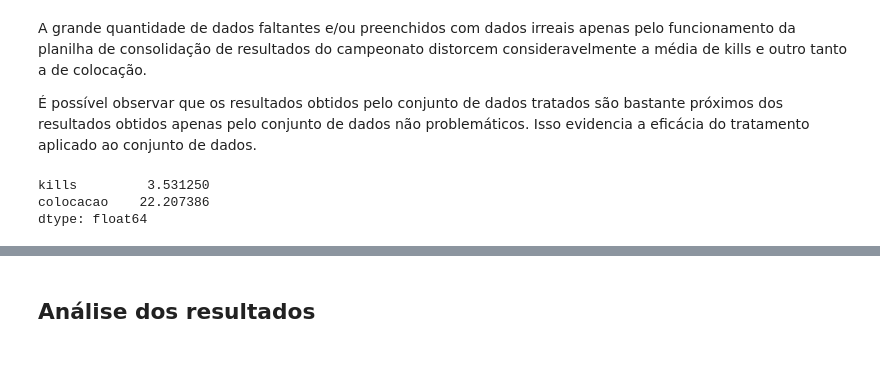
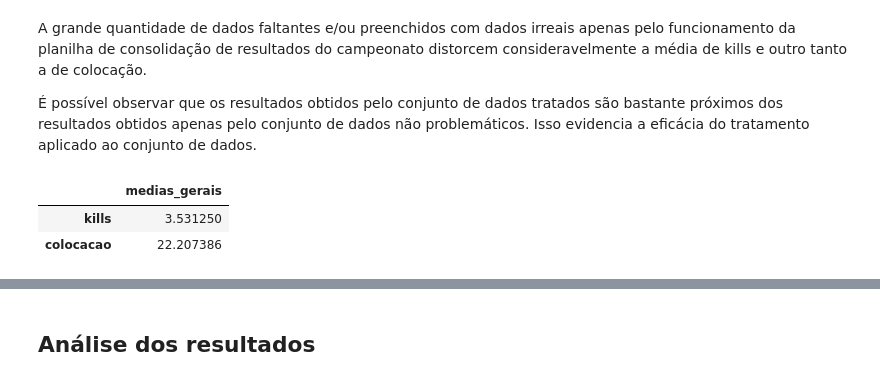
Before and after one commit to GodoyLucas/king_of_rebirth, a Jupyter notebook: Notebooks/King_of_Rebirth_Final.ipynb, the cells around one changed output, grey strips where cells are left out. Drawn from its saved outputs; the diff is of its cells as text; code cells hidden in the pictures.

```diff
--- a/Notebooks/King_of_Rebirth_Final.ipynb
+++ b/Notebooks/King_of_Rebirth_Final.ipynb
@@ -340,10 +340,10 @@ A grande quantidade de dados faltantes e/ou preenchidos com dados irreais apenas
 
 É possível observar que os resultados obtidos pelo conjunto de dados tratados são bastante próximos dos resultados obtidos apenas pelo conjunto de dados não problemáticos. Isso evidencia a eficácia do tratamento aplicado ao conjunto de dados.
 # %%
-medias_final_sem_tratamento  = final[['kills', 'colocacao']].mean()
+medias_final_sem_tratamento  = pd.DataFrame(final[['kills', 'colocacao']].mean(), columns=['medias_gerais'])
 medias_final_sem_tratamento
 # %% [output]
-kills         3.531250
-colocacao    22.207386
-dtype: float64
+|  | medias_gerais |
+| kills | 3.531250 |
+| colocacao | 22.207386 |
 # %%
```
Also changed, not shown: parts of 8 cells of this notebook.
